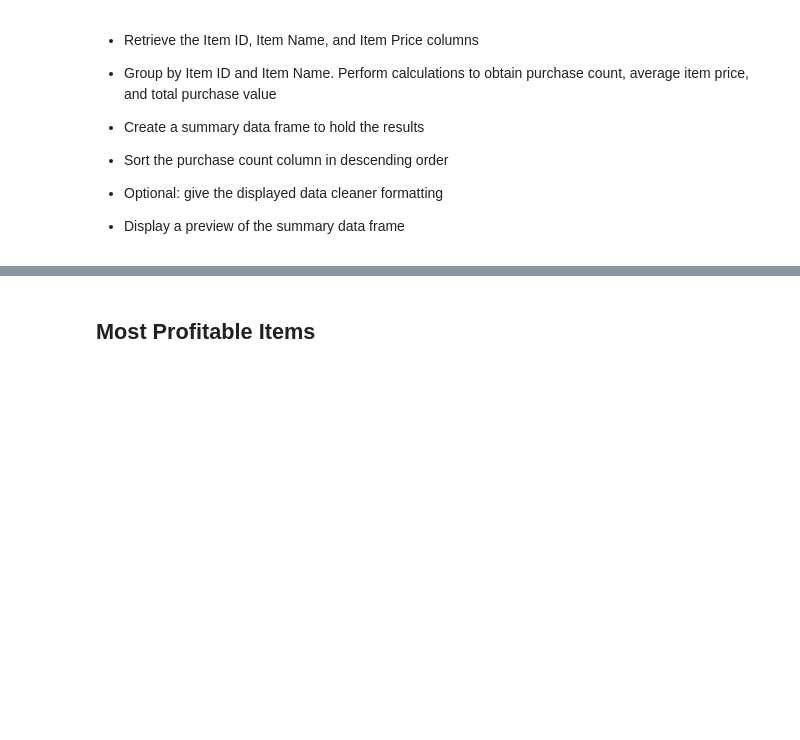
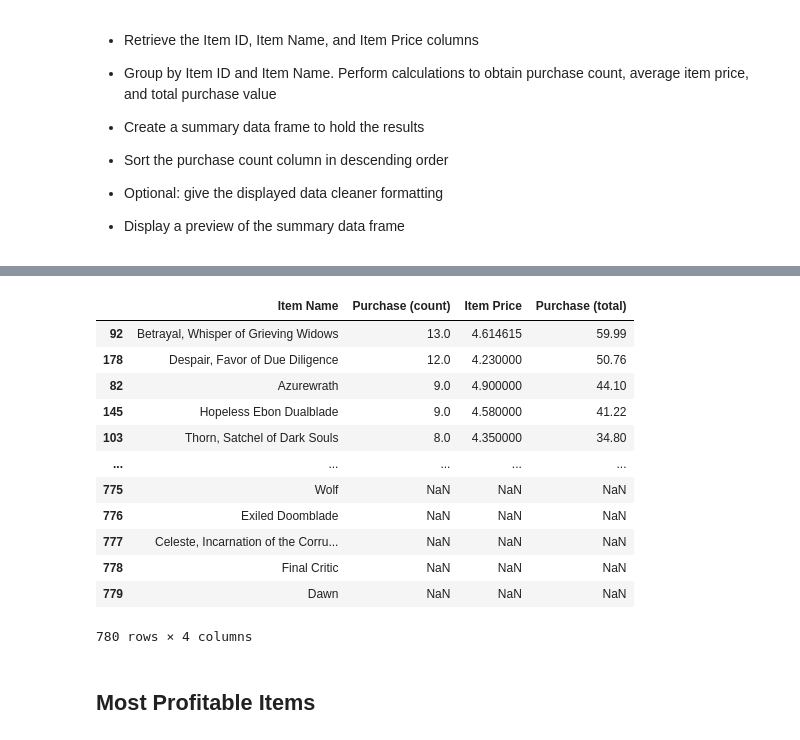
Before and after one commit to dianemarie-public/Online-Purchase-Analysis, a Jupyter notebook: HeroesOfPymoli/HeroesOfPymoli.ipynb, the cells around one changed output, grey strips where cells are left out. Saved outputs shown, nothing was run; the diff lists cells and outputs as text; code cells hidden in the pictures; blank space fills up the shorter version.

```diff
--- a/HeroesOfPymoli/HeroesOfPymoli.ipynb
+++ b/HeroesOfPymoli/HeroesOfPymoli.ipynb
@@ -682,0 +689,7 @@ top_5.style.format({
+# %%
+item_name = purchase_data["Item Name"]
+# %%
+# Recall purchase_count and calculate by player_group
+purchase_count = item_group["Purchase ID"]
+purchase_count = purchase_count.count()
+purchase_count
@@ -682,0 +710,4 @@ top_5.style.format({
+# %%
+# Recall avg_price and calculate by player_group
+item_price = item_group["Price"].mean()
+item_price
@@ -682,0 +728,4 @@ top_5.style.format({
+# %%
+# Recall total_revenue and calculate by player_group
+total_revenue = purchase_count*item_price
+total_revenue
@@ -682,0 +746,26 @@ top_5.style.format({
+# %%
+# Create DataFrame for players_df
+items_df = pd.DataFrame({
+    "Item Name": item_name,
+    "Purchase (count)": purchase_count,
+    "Item Price": item_price,
+    "Purchase (total)": total_revenue,
+})
+
+# Sort from most to least
+items_df = items_df.sort_values("Purchase (total)", ascending=False)
+items_df
+# %% [output]
+|  | Item Name | Purchase (count) | Item Price | Purchase (total) |
+| 92 | Betrayal, Whisper of Grieving Widows | 13.0 | 4.614615 | 59.99 |
+| 178 | Despair, Favor of Due Diligence | 12.0 | 4.230000 | 50.76 |
+| 82 | Azurewrath | 9.0 | 4.900000 | 44.10 |
+| 145 | Hopeless Ebon Dualblade | 9.0 | 4.580000 | 41.22 |
+| 103 | Thorn, Satchel of Dark Souls | 8.0 | 4.350000 | 34.80 |
+| ... | ... | ... | ... | ... |
+| 775 | Wolf | NaN | NaN | NaN |
+| 776 | Exiled Doomblade | NaN | NaN | NaN |
+| 777 | Celeste, Incarnation of the Corru... | NaN | NaN | NaN |
+| 778 | Final Critic | NaN | NaN | NaN |
+| 779 | Dawn | NaN | NaN | NaN |
+780 rows × 4 columns
```
Also changed, not shown: parts of 6 cells of this notebook.
